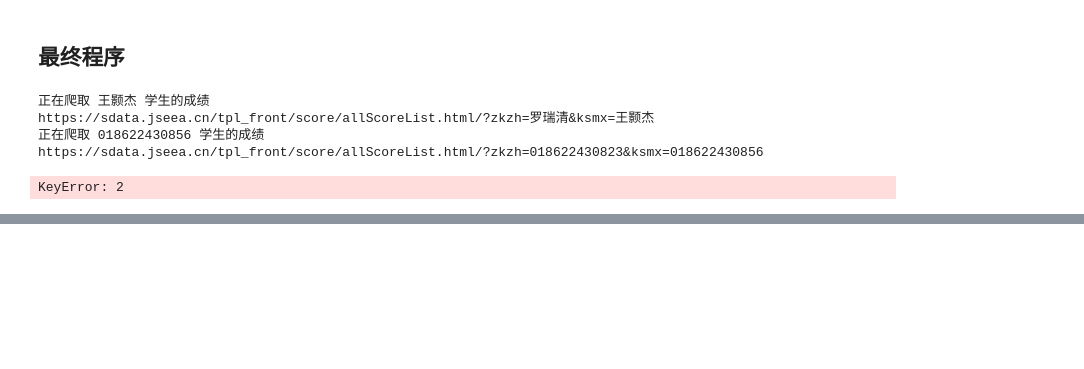
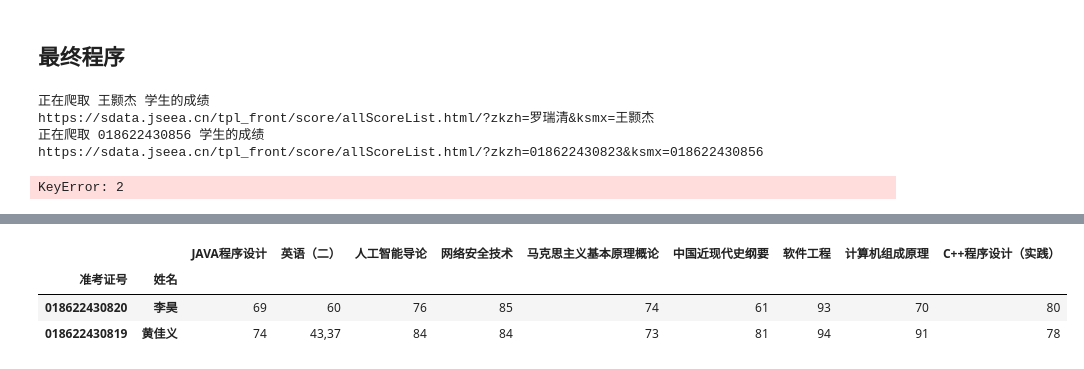
Before and after one commit to Liu670/xiaoliu, a Jupyter notebook: python/scoreSpider/exam/a自考成绩查询.ipynb, the cells around one changed output, grey strips where cells are left out. Cells and saved outputs as stored; diff of their text form; code cells hidden in the pictures; blank space fills up the shorter version.

```diff
--- a/python/scoreSpider/exam/a自考成绩查询.ipynb
+++ b/python/scoreSpider/exam/a自考成绩查询.ipynb
@@ -254,7 +243,7 @@ df.to_csv("自考成绩.csv",index=False)
 ## 读取Excel文件
 # %%
 import pandas as pd
-path = "D:\\SOFT\\code\\zkz.xlsx"
+path = "zkz.xlsx"
 df = pd.read_excel(path,dtype=str)
 
 df
@@ -479,3 +388,0 @@ https://sdata.jseea.cn/tpl_front/score/allScoreList.html/?zkzh=018622430819&ksmx
-# %%
-for i in scores_list:
-    print(i)
@@ -484,0 +391,33 @@ for i in scores_list:
+# %%
+import requests
+from bs4 import BeautifulSoup
+
+def getDatas(id_,name):
+    print("准考证号:{},姓名:{}".format(id_,name))
+    url = "https://sdata.jseea.cn/tpl_front/score/allScoreList.html/?zkzh={}&ksmx={}".format(id_,name)
+    print(url)
+    headers = {
+        'User-Agent': 'Mozilla/5.0 (X11; Linux x86_64) AppleWebKit/537.36 (KHTML, like Gecko) Chrome/68.0.3440.106 Safari/537.36'
+    }
+    resp = requests.get(url,headers=headers)
+    html = resp.content.decode('utf-8')
+    soup = BeautifulSoup(html, "html.parser")
+    table = soup.find_all(name='td')
+    j = 1
+    datas = []
+    s1 = {}
+    eng=[]
+    s1["准考证号"]=id_
+    s1["姓名"]=name
+    for i in table:
+        if i.string != "理论课程":
+            datas.append(i.string)
+    for i in range(2,len(datas)):
+        if len(datas[i])<=3:
+            if eval(datas[i])<=100 or eval(datas[i])>=0 or datas[i]=="免考":
+                s1[datas[i-1]] = datas[i]
+                if "英语" in datas[i-1]:
+                    eng.append(datas[i])
+                s1["英语（二）"] = ",".join(eng)
+
+    return s1;
@@ -484,0 +470,8 @@ for i in scores_list:
+# %%
+d = pd.DataFrame(scores_list).set_index(['准考证号','姓名'])
+d
+# %% [output]
+|  |  | JAVA程序设计 | 英语（二） | 人工智能导论 | 网络安全技术 | 马克思主义基本原理概论 | 中国近现代史纲要 | 软件工程 | 计算机组成原理 | C++程序设计（实践） |
+| 准考证号 | 姓名 |  |  |  |  |  |  |  |  |  |
+| 018622430820 | 李昊 | 69 | 60 | 76 | 85 | 74 | 61 | 93 | 70 | 80 |
+| 018622430819 | 黄佳义 | 74 | 43,37 | 84 | 84 | 73 | 81 | 94 | 91 | 78 |
```
Also changed, not shown: parts of 10 cells of this notebook, 3 other files.
